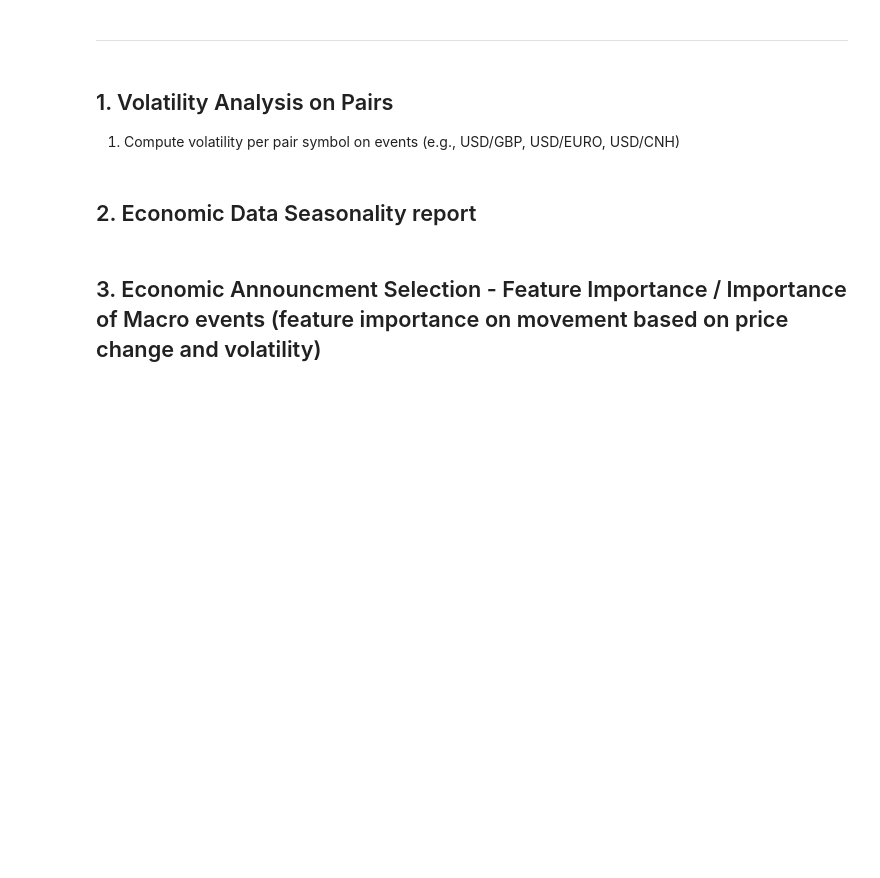
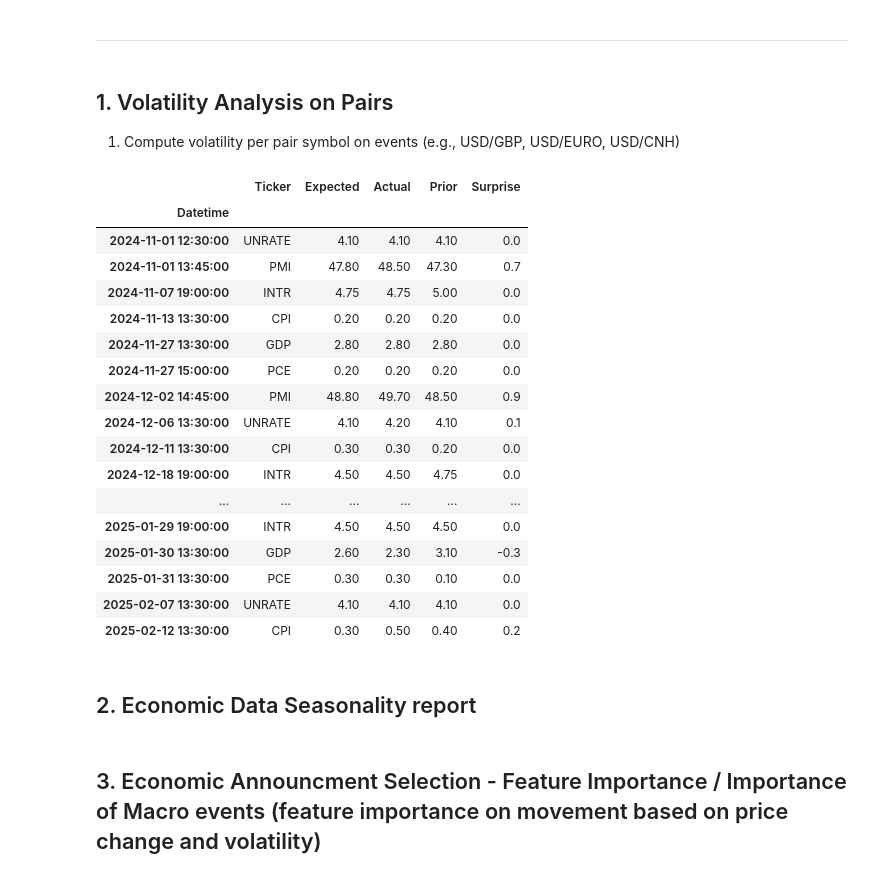
Before and after one commit to Modi1997/FX-HFT-Effects-on-US-Macro-Data, a Jupyter notebook: FX HFT Effects on US Macroeconomic Data Releases.ipynb, the cells around one changed output. Saved outputs shown, nothing was run; the diff lists cells and outputs as text; code cells hidden in the pictures; blank space fills up the shorter version.

```diff
--- a/FX HFT Effects on US Macroeconomic Data Releases.ipynb
+++ b/FX HFT Effects on US Macroeconomic Data Releases.ipynb
@@ -550,3 +470,24 @@ def extract_relevant_fx_data(fx_data, macro_df):
 # %% [markdown]
 ## 1. Volatility Analysis on Pairs
 1. Compute volatility per pair symbol on events (e.g., USD/GBP, USD/EURO, USD/CNH)
+# %%
+macro_df.tail(20)
+# %% [output]
+|  | Ticker | Expected | Actual | Prior | Surprise |
+| Datetime |  |  |  |  |  |
+| 2024-11-01 12:30:00 | UNRATE | 4.10 | 4.10 | 4.10 | 0.0 |
+| 2024-11-01 13:45:00 | PMI | 47.80 | 48.50 | 47.30 | 0.7 |
+| 2024-11-07 19:00:00 | INTR | 4.75 | 4.75 | 5.00 | 0.0 |
+| 2024-11-13 13:30:00 | CPI | 0.20 | 0.20 | 0.20 | 0.0 |
+| 2024-11-27 13:30:00 | GDP | 2.80 | 2.80 | 2.80 | 0.0 |
+| 2024-11-27 15:00:00 | PCE | 0.20 | 0.20 | 0.20 | 0.0 |
+| 2024-12-02 14:45:00 | PMI | 48.80 | 49.70 | 48.50 | 0.9 |
+| 2024-12-06 13:30:00 | UNRATE | 4.10 | 4.20 | 4.10 | 0.1 |
+| 2024-12-11 13:30:00 | CPI | 0.30 | 0.30 | 0.20 | 0.0 |
+| 2024-12-18 19:00:00 | INTR | 4.50 | 4.50 | 4.75 | 0.0 |
+| ... | ... | ... | ... | ... | ... |
+| 2025-01-29 19:00:00 | INTR | 4.50 | 4.50 | 4.50 | 0.0 |
+| 2025-01-30 13:30:00 | GDP | 2.60 | 2.30 | 3.10 | -0.3 |
+| 2025-01-31 13:30:00 | PCE | 0.30 | 0.30 | 0.10 | 0.0 |
+| 2025-02-07 13:30:00 | UNRATE | 4.10 | 4.10 | 4.10 | 0.0 |
+| 2025-02-12 13:30:00 | CPI | 0.30 | 0.50 | 0.40 | 0.2 |
```
Also changed, not shown: parts of 19 cells of this notebook.
